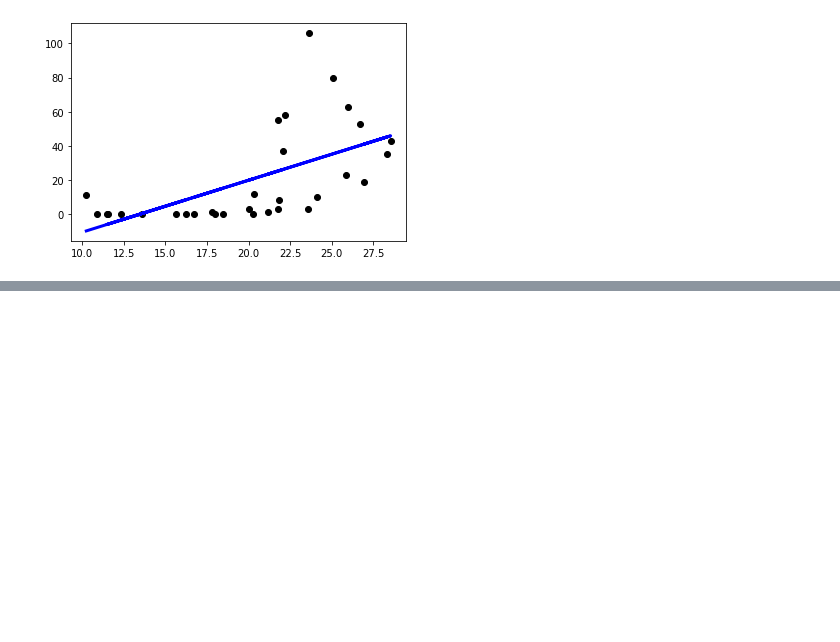
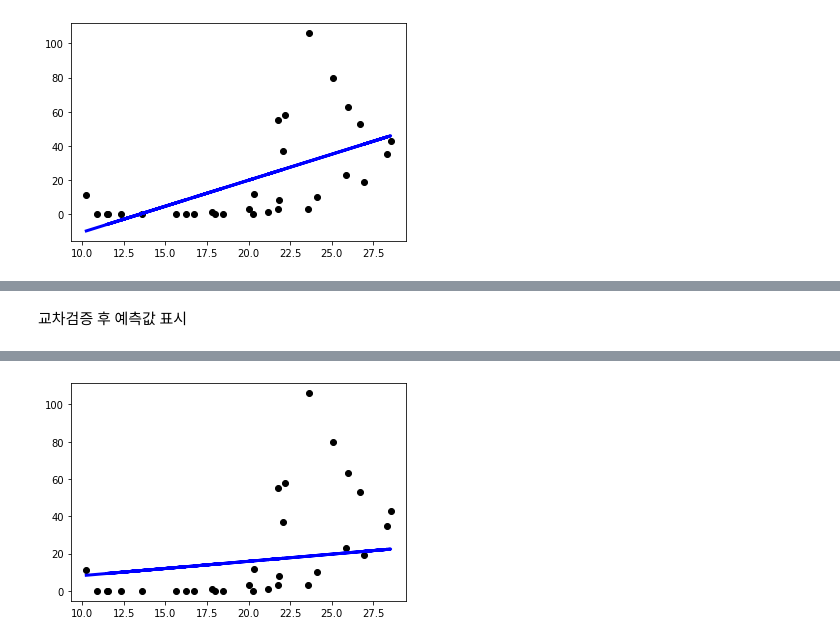
Before and after one commit to lkw0820/big_data_final, a Jupyter notebook: final_project.ipynb, the cells around one changed output, grey strips where cells are left out. Drawn from its saved outputs; the diff is of its cells as text; code cells hidden in the pictures; blank space fills up the shorter version.

```diff
--- a/final_project.ipynb
+++ b/final_project.ipynb
@@ -281,0 +309,14 @@ Epoch 6/30
+# %% [markdown]
+교차검증 후 예측값 표시
+# %%
+y_pred = model2.predict(x)
+plt.scatter(x, y, color='black')
+# 학습 데이터와 예측값으로 선그래프로 그린다.
+# 계산된 기울기와 y 절편을 가지는 직선이 그려진다.
+plt.plot(x, y_pred, color='blue', linewidth=3)
+plt.show()
+#x.shape
+#print(x)
+#y_pred.shape
+#print(y_pred)
+# %% [output]
@@ -281,0 +324 @@ Epoch 6/30
+[figure, added]
```
Also changed, not shown: parts of 8 cells of this notebook.
